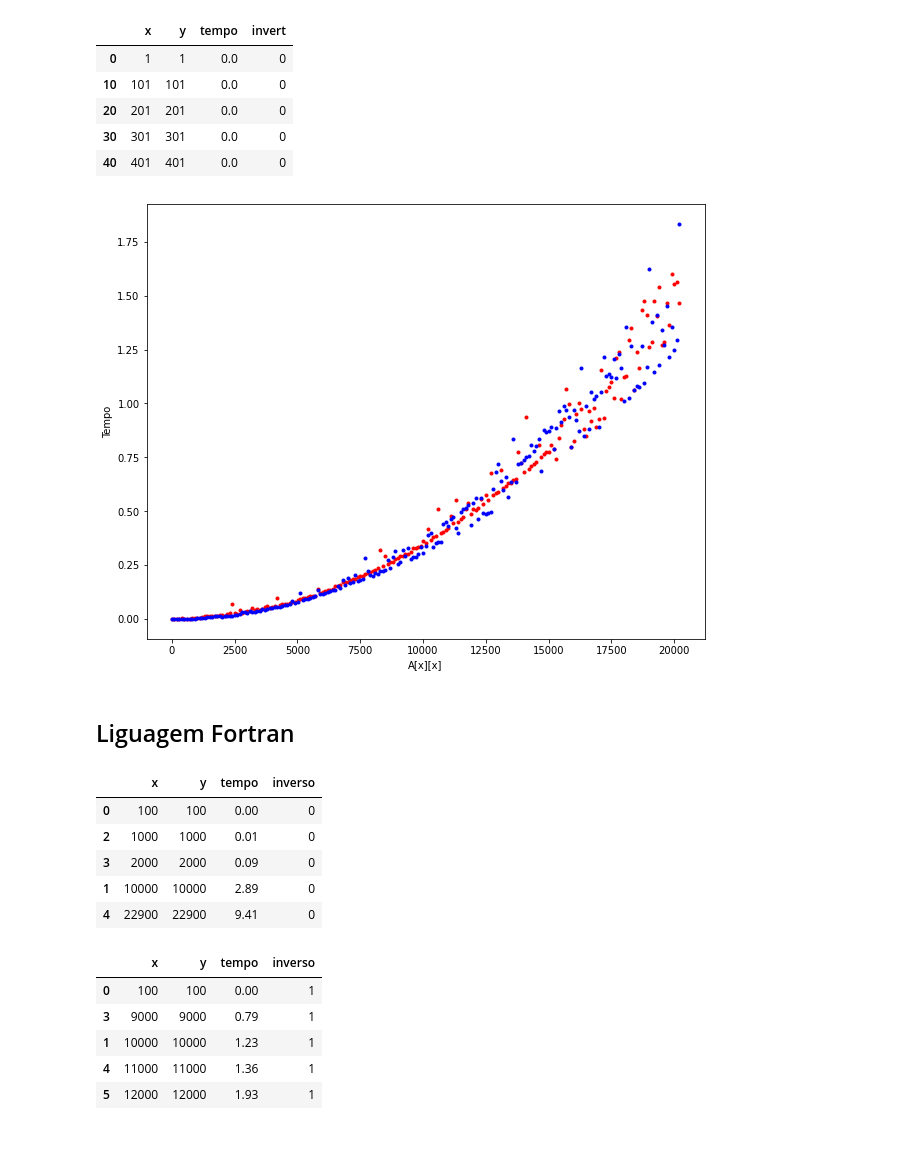
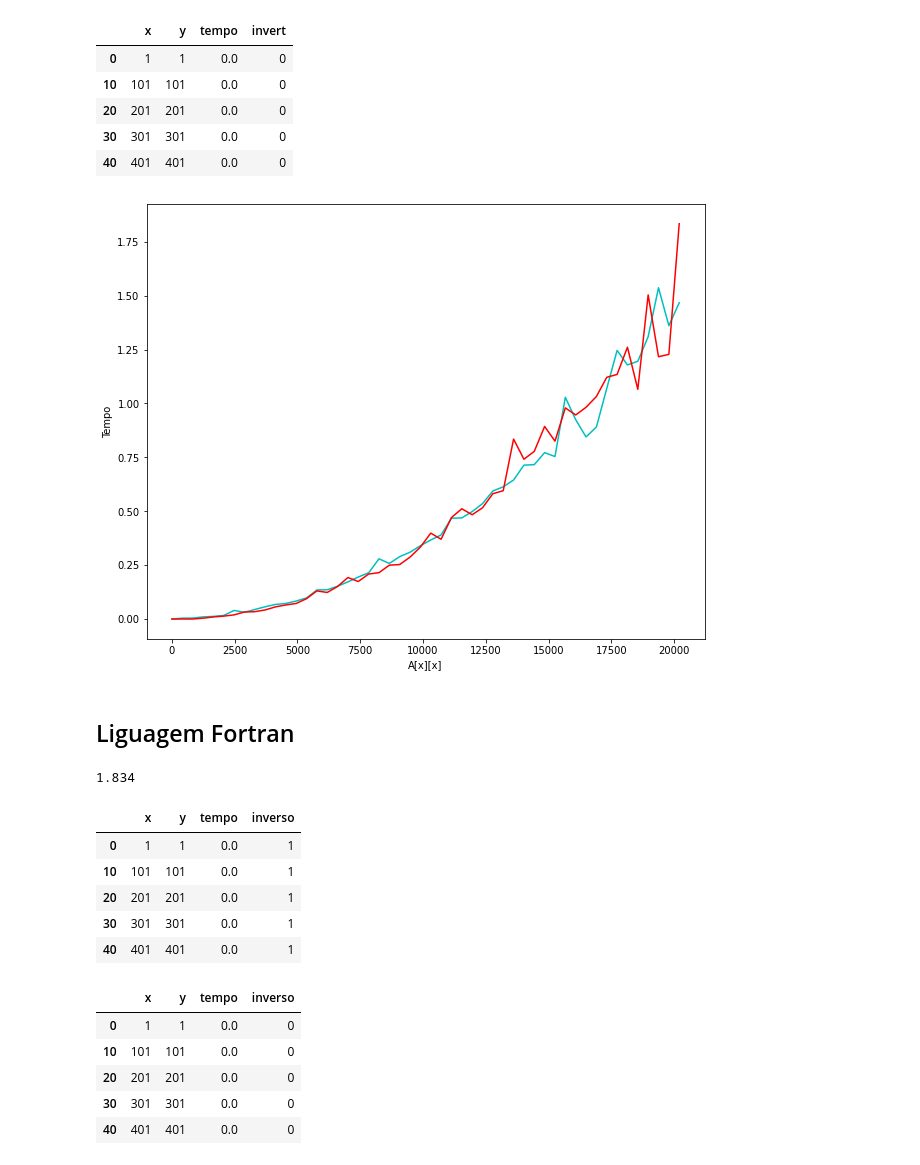
Before and after one commit to YasminForestti/Computacao-de-alto-desempenho, a Jupyter notebook: Grafico.ipynb, the cells around one changed output. Cells and saved outputs as stored; diff of their text form; code cells hidden in the pictures.

```diff
--- a/Grafico.ipynb
+++ b/Grafico.ipynb
@@ -9,6 +15,8 @@ import pandas as pd
 # %%
 data = pd.read_csv('output\dados_1.csv', delimiter=';')
 data1 = data.iloc[::10,:]
+x_1 = np.array(data1.x)
+y_1 = np.array(data1.tempo)
 data1.head()
 # %% [output]
 |  | x | y | tempo | invert |
@@ -20,6 +28,8 @@ data1.head()
 # %%
 data = pd.read_csv('output\dados_0.csv', delimiter=';')
 data2 = data.iloc[::10,:]
+x_2 = np.array(data2.x)
+y_2 = np.array(data2.tempo)
 data2.head()
 # %% [output]
 |  | x | y | tempo | invert |
@@ -28,38 +38,51 @@ data2.head()
 | 20 | 201 | 201 | 0.0 | 0 |
 | 30 | 301 | 301 | 0.0 | 0 |
 | 40 | 401 | 401 | 0.0 | 0 |
+# %%
+f_1_c = interp1d(x_1, y_1, kind='quadratic',axis = -1)
+x_new_1_c = np.linspace(x_1.min(), x_1.max(), endpoint=True)
+f_2_c = interp1d(x_2, y_2, kind='quadratic',axis = -1)
+x_new_2_c = np.linspace(x_2.min(), x_2.max(), endpoint=True)
 # %%
 fig = plt.figure(figsize=(10, 8))
 
-plt.scatter(data1['x'], data1['tempo'], c='r', marker='.')
-plt.scatter(data2['x'], data2['tempo'], c='b', marker='.')
+plt.plot(x_new_1_c, f_1_c(x_new_1_c) , '-', c = 'c')
+plt.plot(x_new_2_c, f_2_c(x_new_2_c) , '-', c = 'r')
 
 plt.xlabel('A[x][x]')
 plt.ylabel('Tempo')
 plt.show()
 # %% [output]
-[figure, old version]
+[figure, new version]
 # %% [markdown]
 ## Liguagem Fortran
+# %%
+max(data.tempo)
+# %% [output]
+1.834
 # %%
-data = pd.read_csv('output\dados_fortran_inverso.csv', delimiter=';')
-data1 = data.sort_values(by=['tempo'])
+data = pd.read_csv('output\dados_fortran_1.csv', delimiter=';')
+data1 = data.iloc[::10,:]
+x_1 = np.array(data1.x)
+y_1 = np.array(data1.tempo)
 data1.head()
 # %% [output]
 |  | x | y | tempo | inverso |
-| 0 | 100 | 100 | 0.00 | 0 |
-| 2 | 1000 | 1000 | 0.01 | 0 |
-| 3 | 2000 | 2000 | 0.09 | 0 |
-| 1 | 10000 | 10000 | 2.89 | 0 |
-| 4 | 22900 | 22900 | 9.41 | 0 |
+| 0 | 1 | 1 | 0.0 | 1 |
+| 10 | 101 | 101 | 0.0 | 1 |
+| 20 | 201 | 201 | 0.0 | 1 |
+| 30 | 301 | 301 | 0.0 | 1 |
+| 40 | 401 | 401 | 0.0 | 1 |
 # %%
-data = pd.read_csv('output\dados_fortran_naoInverso.csv', delimiter=';')
-data2 = data.sort_values(by=['tempo'])
+data = pd.read_csv('output\dados_fortran_0.csv', delimiter=';')
+data2 = data.iloc[::10,:]
+x_2 = np.array(data2.x)
+y_2 = np.array(data2.tempo)
 data2.head()
 # %% [output]
 |  | x | y | tempo | inverso |
-| 0 | 100 | 100 | 0.00 | 1 |
-| 3 | 9000 | 9000 | 0.79 | 1 |
-| 1 | 10000 | 10000 | 1.23 | 1 |
-| 4 | 11000 | 11000 | 1.36 | 1 |
-| 5 | 12000 | 12000 | 1.93 | 1 |
+| 0 | 1 | 1 | 0.0 | 0 |
+| 10 | 101 | 101 | 0.0 | 0 |
+| 20 | 201 | 201 | 0.0 | 0 |
+| 30 | 301 | 301 | 0.0 | 0 |
+| 40 | 401 | 401 | 0.0 | 0 |
```
Also changed, not shown: parts of 6 cells of this notebook, 3 other files.
